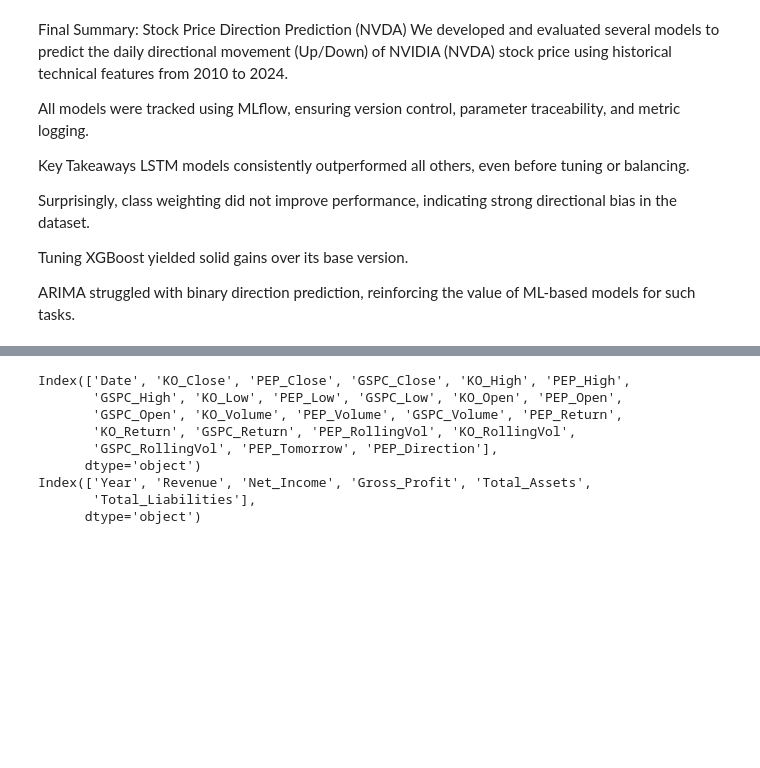
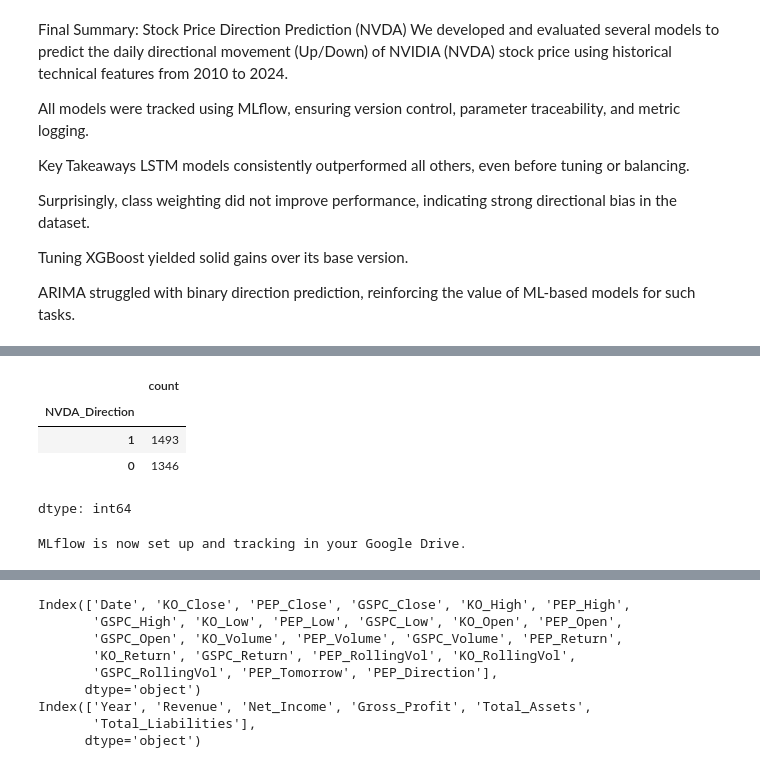
Before and after one commit to gideonkomayin/stockmarket-analysis-amdari, a Jupyter notebook: nvidia stockmarketanalysis.ipynb, the cells around one changed output, grey strips where cells are left out. Cells and saved outputs as stored; diff of their text form; code cells hidden in the pictures; blank space fills up the shorter version.

```diff
--- a/nvidia stockmarketanalysis.ipynb
+++ b/nvidia stockmarketanalysis.ipynb
@@ -1967,0 +2043,30 @@ Index(['KO_Close', 'PEP_Close', 'GSPC_Close', 'KO_High', 'PEP_High',
+# %%
+y_train.value_counts()
+# %% [output]
+|  | count |
+| NVDA_Direction |  |
+| 1 | 1493 |
+| 0 | 1346 |
+dtype: int64
+# %%
+# !pip install mlflow --quiet
+
+import mlflow
+import os
+
+mlruns_path = "/content/drive/MyDrive/Colab Notebooks/stockmarket-analysis/mlruns"
+
+# Ensure the mlruns directory and .trash subdirectory exist
+os.makedirs(mlruns_path, exist_ok=True)  # Create mlruns if it doesn't exist
+os.makedirs(os.path.join(mlruns_path, ".trash"), exist_ok=True)  # Create .trash if it doesn't exist
+
+
+# Set tracking location to your GitHub project inside Google Drive
+mlflow.set_tracking_uri(mlruns_path)
+
+# Create/Set experiment
+mlflow.set_experiment("NVDA_Stock_Trend_Forecasting")
+
+print("MLflow is now set up and tracking in your Google Drive.")
+# %% [output]
+MLflow is now set up and tracking in your Google Drive.
```
Also changed, not shown: parts of 30 cells of this notebook, 59 other files.
